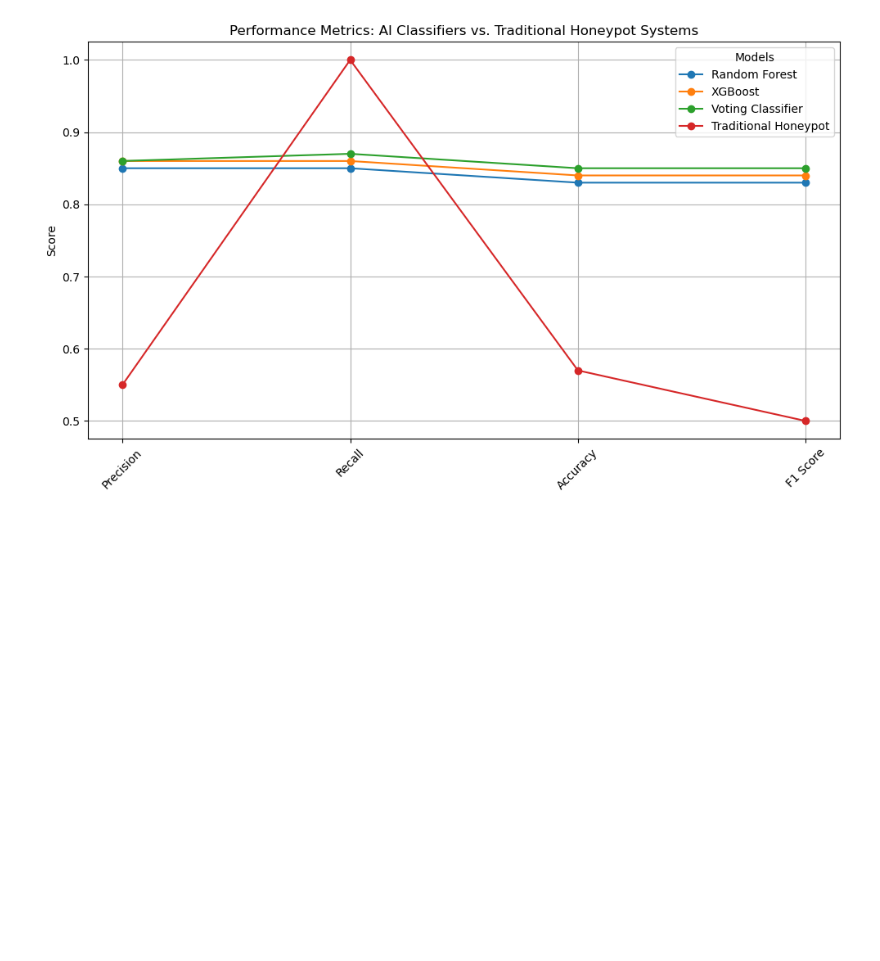
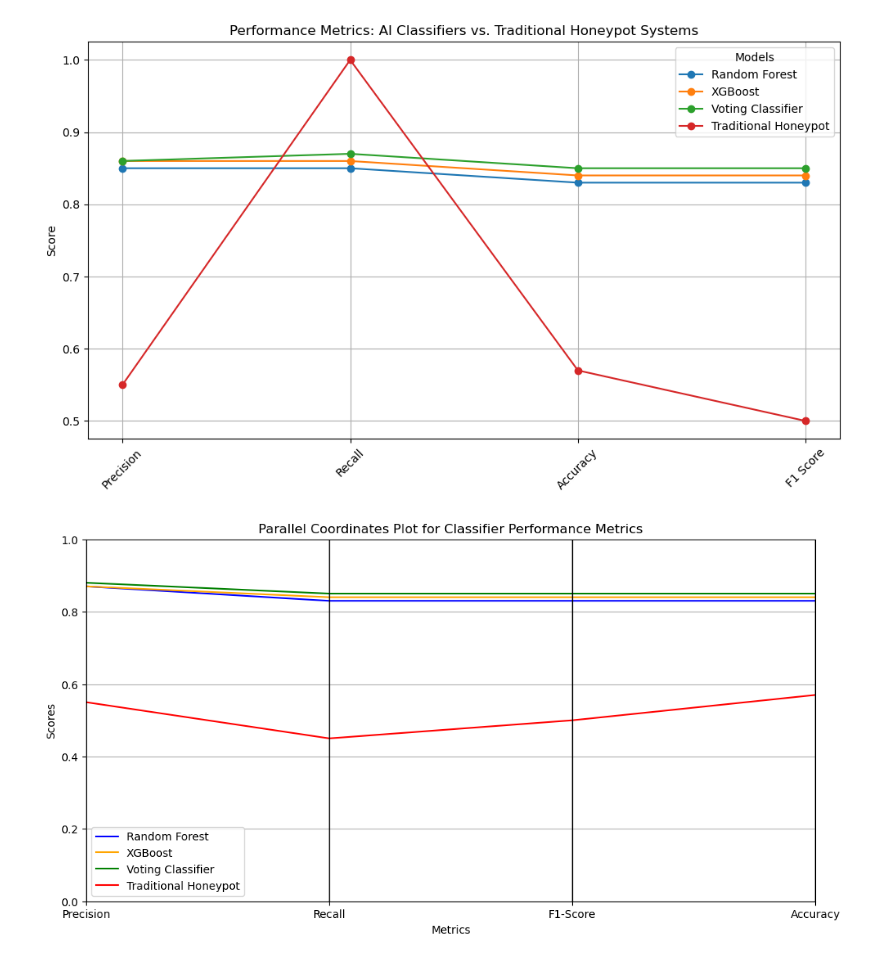
Before and after one commit to AChiu2700/HoneyPot, a Jupyter notebook: Plot Graph.ipynb, the cells around one changed output. Drawn from its saved outputs; the diff is of its cells as text; code cells hidden in the pictures; blank space fills up the shorter version.

```diff
--- a/Plot Graph.ipynb
+++ b/Plot Graph.ipynb
@@ -35,3 +36,31 @@ plt.tight_layout()  # Adjust layout for better fit
 plt.show()
 # %% [output]
 [figure]
+# %%
+import pandas as pd
+import matplotlib.pyplot as plt
+from pandas.plotting import parallel_coordinates
+
+# Prepare the data
+data = {
+    'Classifier': ['Random Forest', 'XGBoost', 'Voting Classifier', 'Traditional Honeypot'],
+    'Precision': [0.87, 0.87, 0.88, 0.55],
+    'Recall': [0.83, 0.84, 0.85, 0.45],
+    'F1-Score': [0.83, 0.84, 0.85, 0.50],
+    'Accuracy': [0.83, 0.84, 0.85, 0.57]
+}
+
+metrics_df = pd.DataFrame(data)
+
+# Create a parallel coordinates plot
+plt.figure(figsize=(12, 6))
+parallel_coordinates(metrics_df, 'Classifier', color=['blue', 'orange', 'green', 'red'])
+plt.title('Parallel Coordinates Plot for Classifier Performance Metrics')
+plt.xlabel('Metrics')
+plt.ylabel('Scores')
+plt.ylim(0, 1)  # Assuming scores are between 0 and 1
+plt.grid(True)
+plt.legend(loc='best')
+plt.show()
+# %% [output]
+[figure, added]
```
Also changed, not shown: parts of 1 cell of this notebook, 1 other file.
